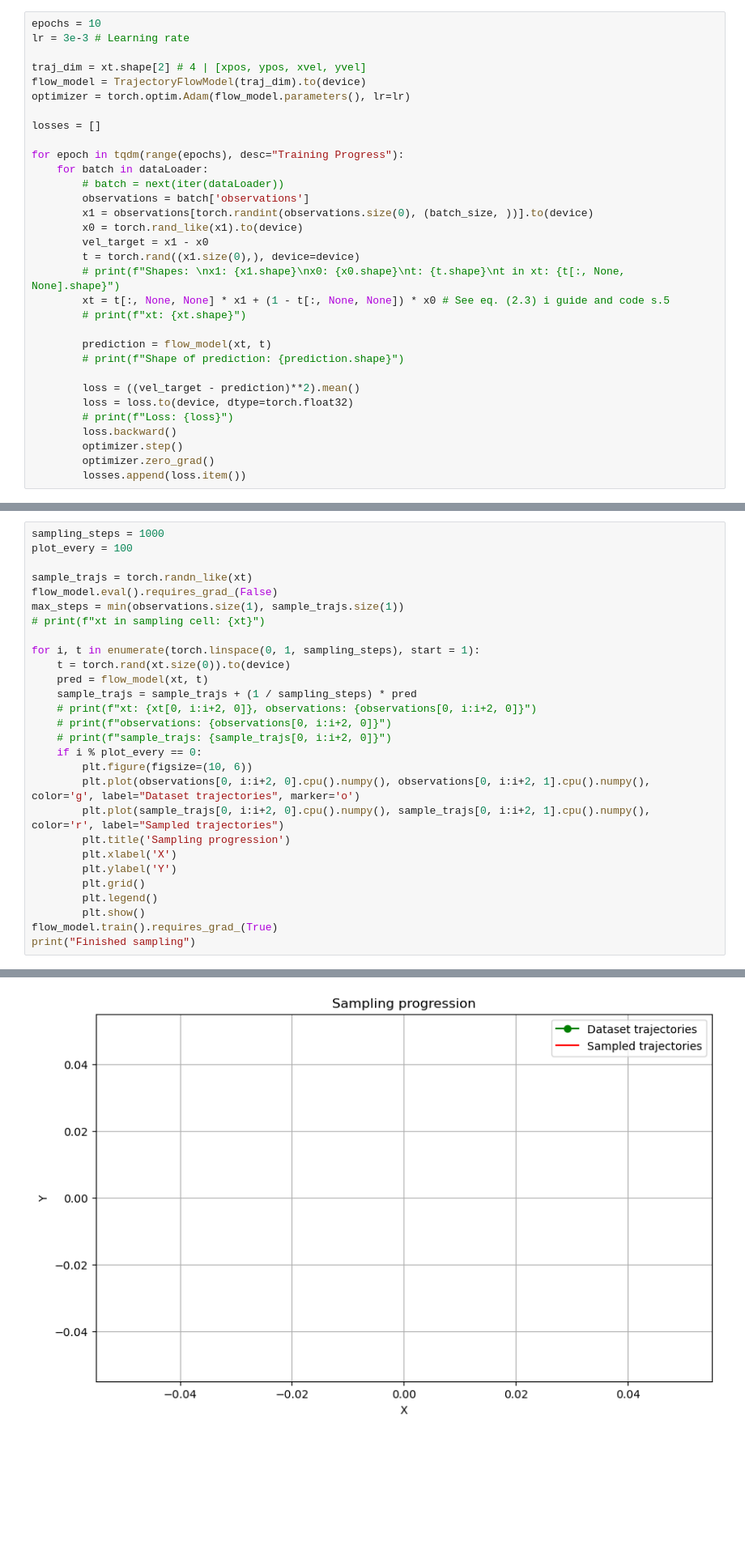
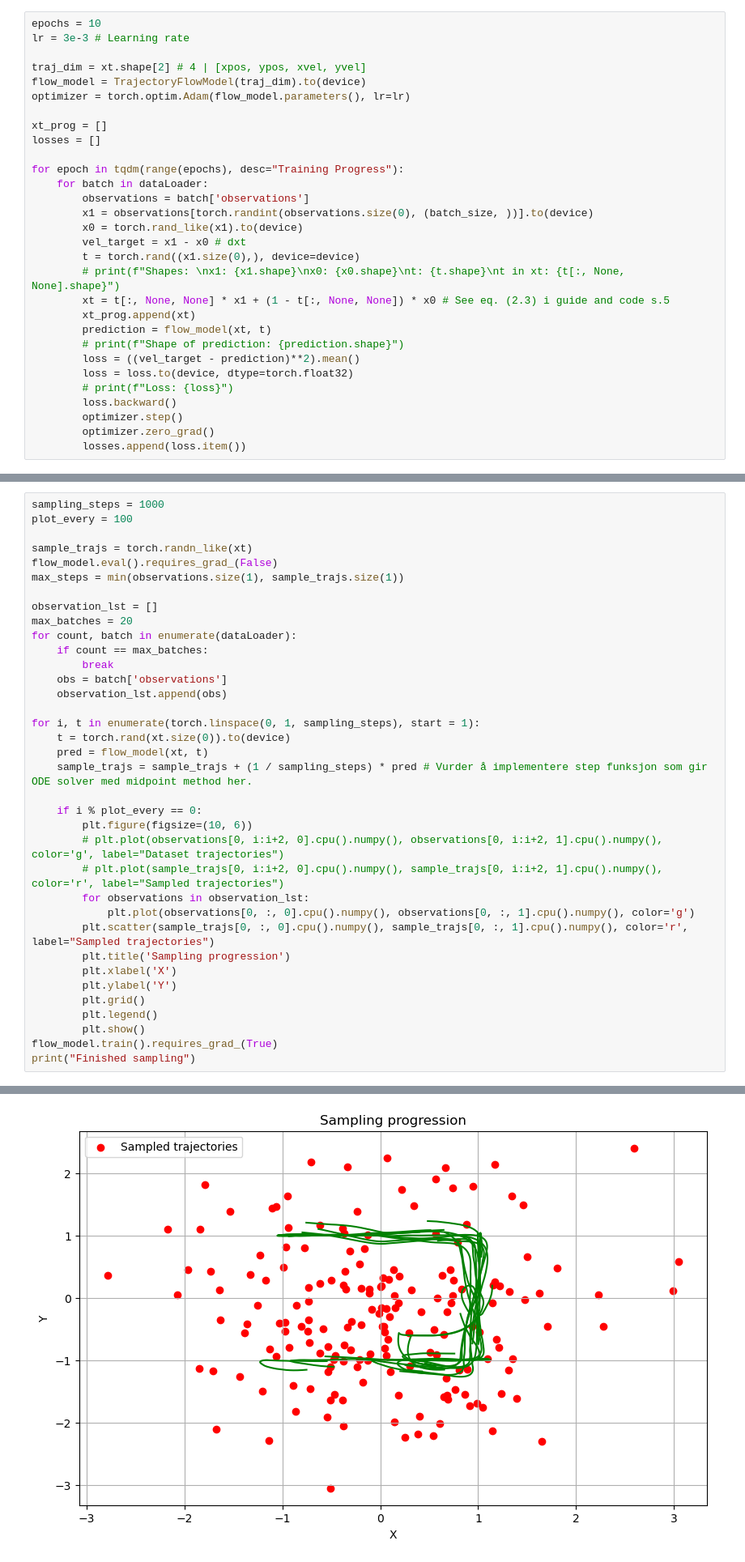
Before and after one commit to MortenHS/FlowMatching, a Jupyter notebook: data_loader.ipynb, the cells around one changed output, grey strips where cells are left out. Shown at 81% size. Saved outputs shown, nothing was run; the diff lists cells and outputs as text; blank space fills up the shorter version.

```diff
--- a/data_loader.ipynb
+++ b/data_loader.ipynb
@@ -129,23 +129,21 @@ traj_dim = xt.shape[2] # 4 | [xpos, ypos, xvel, yvel]
 flow_model = TrajectoryFlowModel(traj_dim).to(device)
 optimizer = torch.optim.Adam(flow_model.parameters(), lr=lr)
 
+xt_prog = []
 losses = []
 
 for epoch in tqdm(range(epochs), desc="Training Progress"):
     for batch in dataLoader:
-        # batch = next(iter(dataLoader))
         observations = batch['observations']
         x1 = observations[torch.randint(observations.size(0), (batch_size, ))].to(device)
         x0 = torch.rand_like(x1).to(device)
-        vel_target = x1 - x0
+        vel_target = x1 - x0 # dxt
         t = torch.rand((x1.size(0),), device=device)
         # print(f"Shapes: \nx1: {x1.shape}\nx0: {x0.shape}\nt: {t.shape}\nt in xt: {t[:, None, None].shape}")
         xt = t[:, None, None] * x1 + (1 - t[:, None, None]) * x0 # See eq. (2.3) i guide and code s.5
-        # print(f"xt: {xt.shape}")
-
+        xt_prog.append(xt)
         prediction = flow_model(xt, t)
         # print(f"Shape of prediction: {prediction.shape}")
-
         loss = ((vel_target - prediction)**2).mean()
         loss = loss.to(device, dtype=torch.float32)
         # print(f"Loss: {loss}")
@@ -160,19 +173,27 @@ plot_every = 100
 sample_trajs = torch.randn_like(xt)
 flow_model.eval().requires_grad_(False)
 max_steps = min(observations.size(1), sample_trajs.size(1))
-# print(f"xt in sampling cell: {xt}")
+
+observation_lst = []
+max_batches = 20
+for count, batch in enumerate(dataLoader):
+    if count == max_batches:
+        break
+    obs = batch['observations']
+    observation_lst.append(obs)
 
 for i, t in enumerate(torch.linspace(0, 1, sampling_steps), start = 1):
     t = torch.rand(xt.size(0)).to(device)
     pred = flow_model(xt, t)
-    sample_trajs = sample_trajs + (1 / sampling_steps) * pred
-    # print(f"xt: {xt[0, i:i+2, 0]}, observations: {observations[0, i:i+2, 0]}")
-    # print(f"observations: {observations[0, i:i+2, 0]}")
-    # print(f"sample_trajs: {sample_trajs[0, i:i+2, 0]}")
+    sample_trajs = sample_trajs + (1 / sampling_steps) * pred # Vurder å implementere step funksjon som gir ODE solver med midpoint method her.
+
     if i % plot_every == 0:
         plt.figure(figsize=(10, 6))
-        plt.plot(observations[0, i:i+2, 0].cpu().numpy(), observations[0, i:i+2, 1].cpu().numpy(), color='g', label="Dataset trajectories", marker='o')
-        plt.plot(sample_trajs[0, i:i+2, 0].cpu().numpy(), sample_trajs[0, i:i+2, 1].cpu().numpy(), color='r', label="Sampled trajectories")
+        # plt.plot(observations[0, i:i+2, 0].cpu().numpy(), observations[0, i:i+2, 1].cpu().numpy(), color='g', label="Dataset trajectories")
+        # plt.plot(sample_trajs[0, i:i+2, 0].cpu().numpy(), sample_trajs[0, i:i+2, 1].cpu().numpy(), color='r', label="Sampled trajectories")
+        for observations in observation_lst:
+            plt.plot(observations[0, :, 0].cpu().numpy(), observations[0, :, 1].cpu().numpy(), color='g')
+        plt.scatter(sample_trajs[0, :, 0].cpu().numpy(), sample_trajs[0, :, 1].cpu().numpy(), color='r', label="Sampled trajectories")
         plt.title('Sampling progression')
         plt.xlabel('X')
         plt.ylabel('Y')
@@ -193 +214 @@ print("Finished sampling")
-[figure, old version]
+[figure, new version]
```
Also changed, not shown: parts of 2 cells of this notebook.
